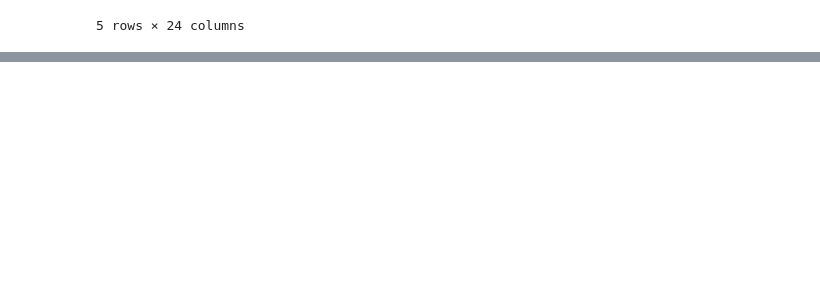
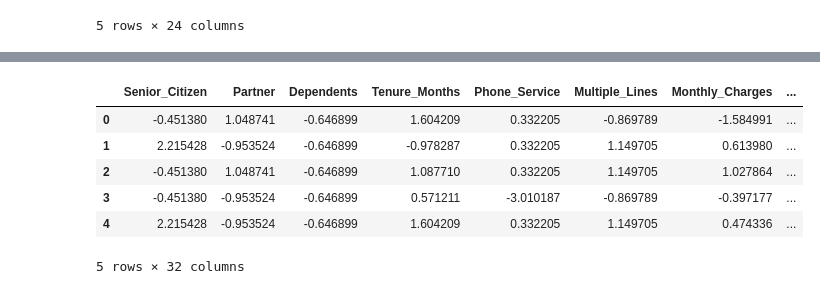
Before and after one commit to Amarquaye009/CUSTOMER-CHURN-ANALYSIS, a Jupyter notebook: Notebooks/main.ipynb, the cells around one changed output, grey strips where cells are left out. Saved outputs shown, nothing was run; the diff lists cells and outputs as text; code cells hidden in the pictures; blank space fills up the shorter version.

```diff
--- a/Notebooks/main.ipynb
+++ b/Notebooks/main.ipynb
@@ -2075,0 +2078,8 @@ X_train_cat_encoded.head(5)
+# %%
+# Scale train and evaluation datasets
+# preview scaled X_train
+
+scaler = StandardScaler().fit(X_train_num_imputed)
+X_train_num_scaled = pd.DataFrame(scaler.transform(X_train_num_imputed), columns=num_cols)
+X_eval_num_scaled = pd.DataFrame(scaler.transform(X_eval_num_imputed), columns=num_cols)
+X_train_num_scaled.head()
@@ -2075,0 +2093,16 @@ X_train_cat_encoded.head(5)
+# %%
+# combine scaled and encoded datasets into X_train and X_eval ready dataset
+# preview dataset
+
+X_train_ready = pd.concat([X_train_num_scaled, X_train_cat_encoded], axis=1)
+X_eval_ready = pd.concat([X_eval_num_scaled, X_eval_cat_encoded], axis=1)
+
+X_train_ready.head()
+# %% [output]
+|  | Senior_Citizen | Partner | Dependents | Tenure_Months | Phone_Service | Multiple_Lines | Monthly_Charges | ... |
+| 0 | -0.451380 | 1.048741 | -0.646899 | 1.604209 | 0.332205 | -0.869789 | -1.584991 | ... |
+| 1 | 2.215428 | -0.953524 | -0.646899 | -0.978287 | 0.332205 | 1.149705 | 0.613980 | ... |
+| 2 | -0.451380 | 1.048741 | -0.646899 | 1.087710 | 0.332205 | 1.149705 | 1.027864 | ... |
+| 3 | -0.451380 | -0.953524 | -0.646899 | 0.571211 | -3.010187 | -0.869789 | -0.397177 | ... |
+| 4 | 2.215428 | -0.953524 | -0.646899 | 1.604209 | 0.332205 | 1.149705 | 0.474336 | ... |
+5 rows × 32 columns
```
Also changed, not shown: parts of 2 cells of this notebook.
